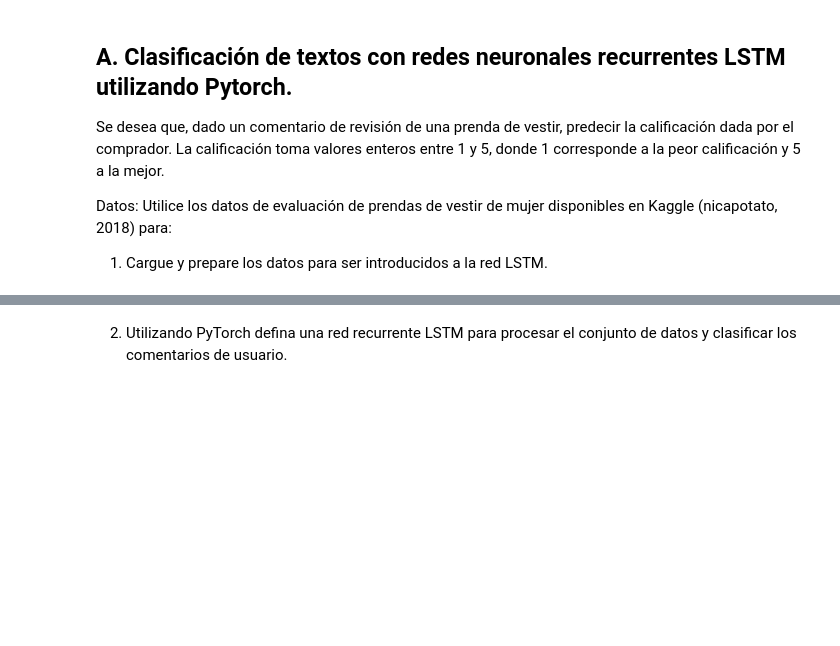
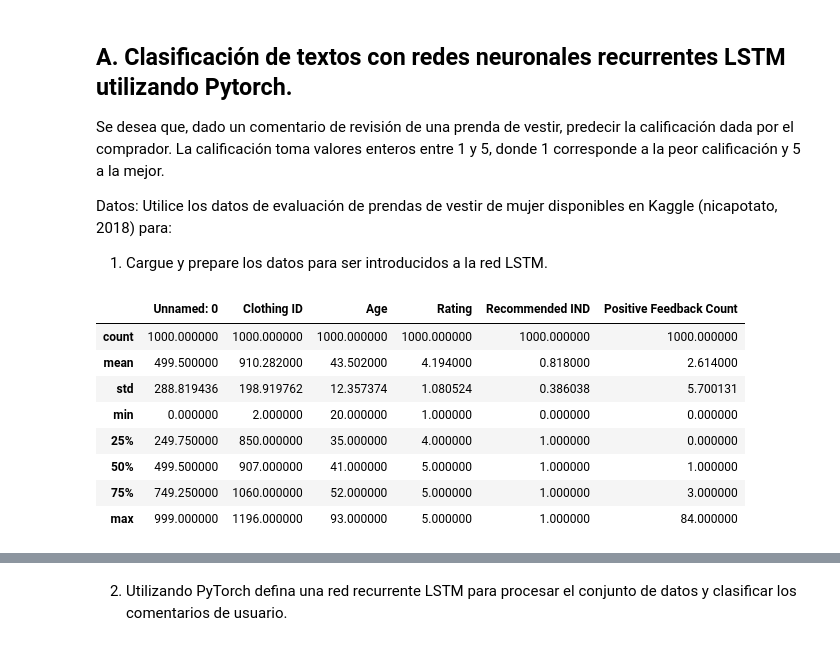
Before and after one commit to waltermv/TP04-IA, a Jupyter notebook: TP04-IA.ipynb, the cells around one changed output, grey strips where cells are left out. Drawn from its saved outputs; the diff is of its cells as text; code cells hidden in the pictures; blank space fills up the shorter version.

```diff
--- a/TP04-IA.ipynb
+++ b/TP04-IA.ipynb
@@ -47,4 +48,22 @@ Se desea que, dado un comentario de revisión de una prenda de vestir, predecir
 Datos: Utilice los datos de evaluación de prendas de vestir de mujer disponibles en Kaggle (nicapotato, 2018) para:
 
 1. Cargue y prepare los datos para ser introducidos a la red LSTM.
+# %%
+nRowsRead = 1000
+
+# Se carga el archivo con los datos solicitados (defaultofcredit.csv) y se define
+# a la columna "default_payment_next_month" como la objetivo.
+reviews = pd.read_csv('./data/Womens Clothing E-Commerce Reviews.csv', delimiter=',', nrows=nRowsRead)
+#reviews = pd.read_csv('./data/a.csv')
+reviews.describe()
+# %% [output]
+|  | Unnamed: 0 | Clothing ID | Age | Rating | Recommended IND | Positive Feedback Count |
+| count | 1000.000000 | 1000.000000 | 1000.000000 | 1000.000000 | 1000.000000 | 1000.000000 |
+| mean | 499.500000 | 910.282000 | 43.502000 | 4.194000 | 0.818000 | 2.614000 |
+| std | 288.819436 | 198.919762 | 12.357374 | 1.080524 | 0.386038 | 5.700131 |
+| min | 0.000000 | 2.000000 | 20.000000 | 1.000000 | 0.000000 | 0.000000 |
+| 25% | 249.750000 | 850.000000 | 35.000000 | 4.000000 | 1.000000 | 0.000000 |
+| 50% | 499.500000 | 907.000000 | 41.000000 | 5.000000 | 1.000000 | 1.000000 |
+| 75% | 749.250000 | 1060.000000 | 52.000000 | 5.000000 | 1.000000 | 3.000000 |
+| max | 999.000000 | 1196.000000 | 93.000000 | 5.000000 | 1.000000 | 84.000000 |
 # %%
```
Also changed, not shown: parts of 27 cells of this notebook, 2 other files.
